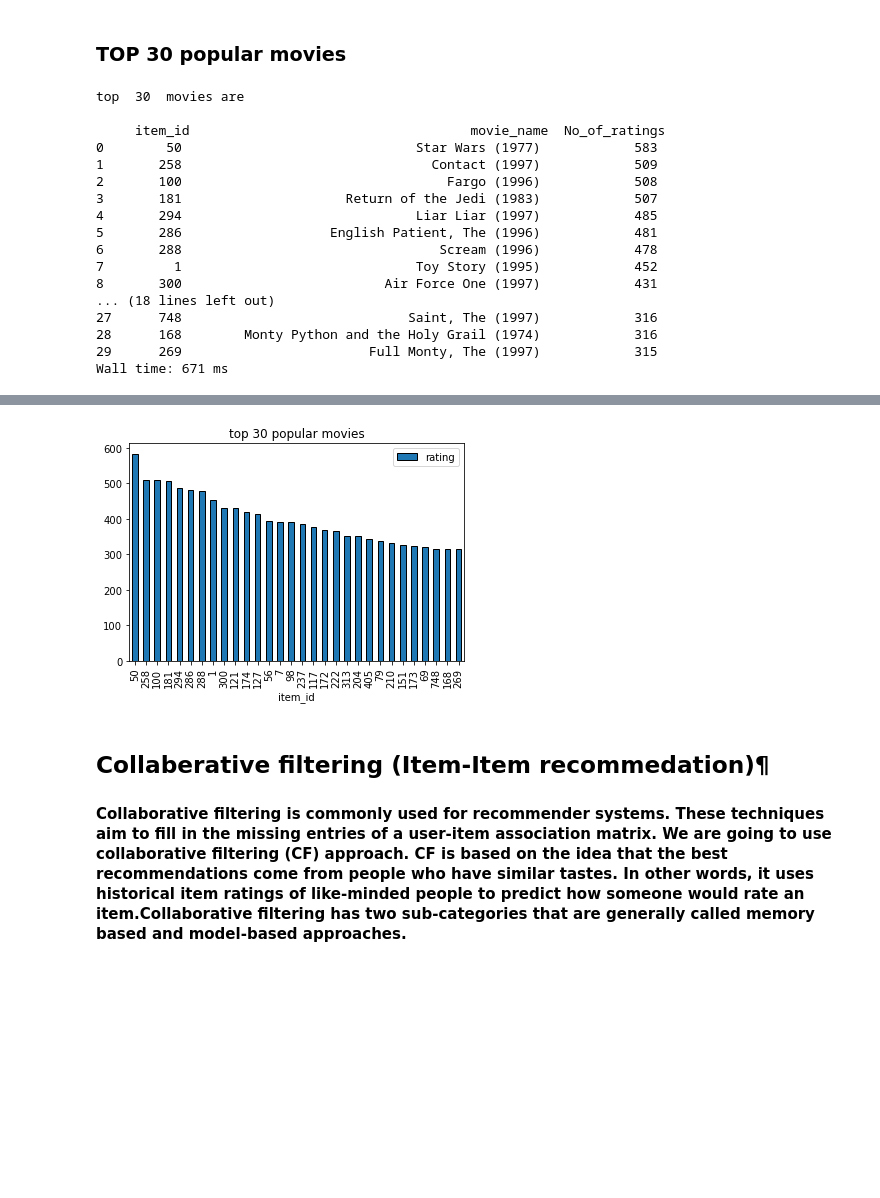
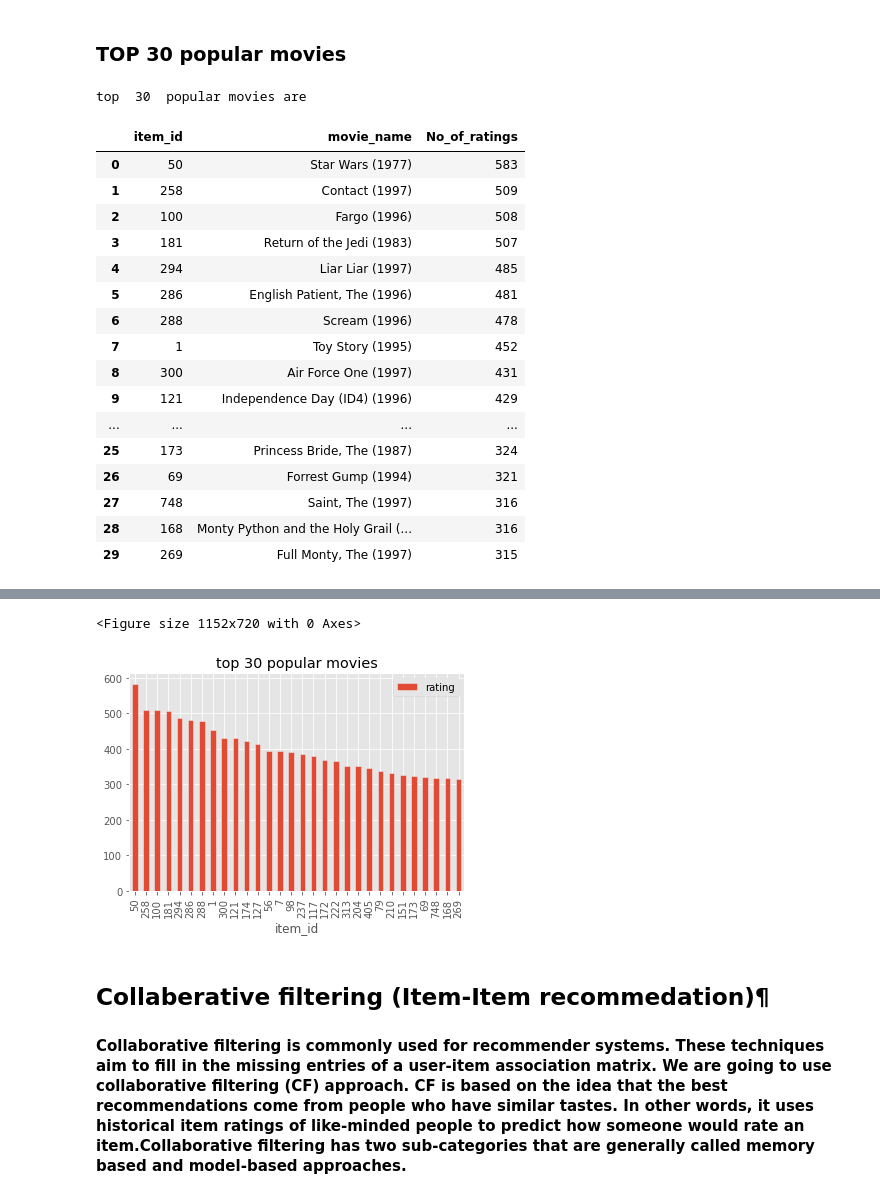
Before and after one commit to rsharm18/DSC478_final_Project, a Jupyter notebook: final_project_final.ipynb, the cells around one changed output, grey strips where cells are left out. Saved outputs shown, nothing was run; the diff lists cells and outputs as text; code cells hidden in the pictures; blank space fills up the shorter version.

Commit message:
made some quick code adjustments

```diff
--- a/final_project_final.ipynb
+++ b/final_project_final.ipynb
@@ -6,6 +6,7 @@ import pandas as pd
 import numpy as np
 import graphviz
 import matplotlib.pyplot as plt
+plt.style.use('ggplot')
 %matplotlib inline
 import pylab as pl
 
@@ -27,4 +28,7 @@ from matplotlib import cm
 from math import sqrt
 from Util import *
 from IPython.display import display, HTML
+
+##conda install tabulate
+#pip install mlxtend
 # %% [output]
@@ -537,5 +544,7 @@ ratings_mean_count['rating'].hist(bins=50)
 # %%
-plt.figure(figsize=(8,6))
-plt.rcParams['patch.force_edgecolor'] = True
-sns.jointplot(x='rating', y='rating_counts', data=ratings_mean_count, alpha=0.3)
+# #plt.figure(figsize=(30,20))
+# plt.rcParams['patch.force_edgecolor'] = True
+p = sns.jointplot(x='rating', y='rating_counts', data=ratings_mean_count, alpha=0.39,height=8, color="green")
+p.fig.suptitle("Distribution of Rating Mean and its total count")
+p.fig.subplots_adjust(top=0.95)
 # %% [output]
@@ -565,25 +572,28 @@ top_popular_movies = pd.DataFrame(most_popular.index)
 top_popular_movies['movie_name'] = movies
 top_popular_movies['No_of_ratings'] = rating
 
+plt.figure(figsize=(16,10))
 most_popular.head(top_k).plot(kind = "bar",title="top "+str(top_k)+" popular movies")
 
 
-print("top ",top_k," movies are \n\n",top_popular_movies.head(top_k))
+print("top ",top_k," popular movies are")
+display(top_popular_movies.head(top_k))
 # %% [output]
-top  30  movies are
-
-     item_id                                    movie_name  No_of_ratings
-0        50                              Star Wars (1977)            583
-1       258                                Contact (1997)            509
-2       100                                  Fargo (1996)            508
-3       181                     Return of the Jedi (1983)            507
-4       294                              Liar Liar (1997)            485
-5       286                   English Patient, The (1996)            481
-6       288                                 Scream (1996)            478
-7         1                              Toy Story (1995)            452
-8       300                          Air Force One (1997)            431
-... (18 lines left out)
-27      748                             Saint, The (1997)            316
-28      168        Monty Python and the Holy Grail (1974)            316
-29      269                        Full Monty, The (1997)            315
-Wall time: 671 ms
+top  30  popular movies are
+|  | item_id | movie_name | No_of_ratings |
+| 0 | 50 | Star Wars (1977) | 583 |
+| 1 | 258 | Contact (1997) | 509 |
+| 2 | 100 | Fargo (1996) | 508 |
+| 3 | 181 | Return of the Jedi (1983) | 507 |
+| 4 | 294 | Liar Liar (1997) | 485 |
+| 5 | 286 | English Patient, The (1996) | 481 |
+| 6 | 288 | Scream (1996) | 478 |
+| 7 | 1 | Toy Story (1995) | 452 |
+| 8 | 300 | Air Force One (1997) | 431 |
+| 9 | 121 | Independence Day (ID4) (1996) | 429 |
+| ... | ... | ... | ... |
+| 25 | 173 | Princess Bride, The (1987) | 324 |
+| 26 | 69 | Forrest Gump (1994) | 321 |
+| 27 | 748 | Saint, The (1997) | 316 |
+| 28 | 168 | Monty Python and the Holy Grail (... | 316 |
+| 29 | 269 | Full Monty, The (1997) | 315 |
@@ -590,4 +601,5 @@ Wall time: 671 ms
+<Figure size 1152x720 with 0 Axes>
-[figure, old version]
+[figure, new version]
 # %% [markdown]
 ## Collaberative filtering (Item-Item recommedation)¶
 #### Collaborative filtering is commonly used for recommender systems. These techniques aim to fill in the missing entries of a user-item association matrix. We are going to use collaborative filtering (CF) approach. CF is based on the idea that the best recommendations come from people who have similar tastes. In other words, it uses historical item ratings of like-minded people to predict how someone would rate an item.Collaborative filtering has two sub-categories that are generally called memory based and model-based approaches.
```
Also changed, not shown: parts of 44 cells of this notebook.
